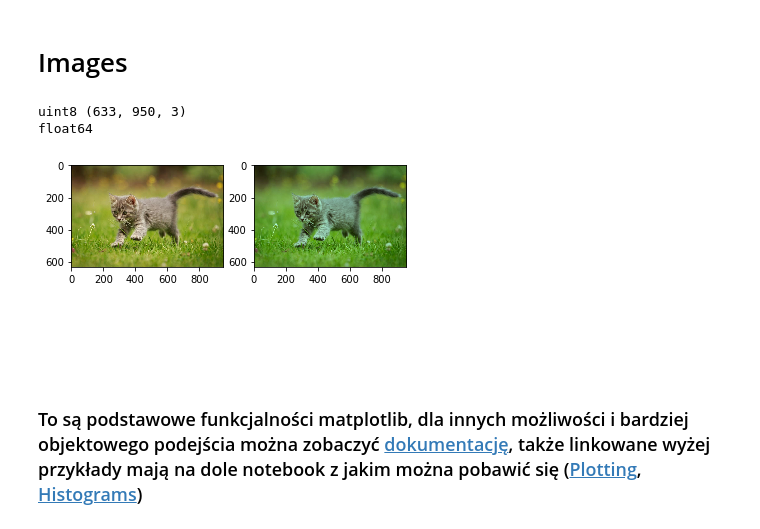
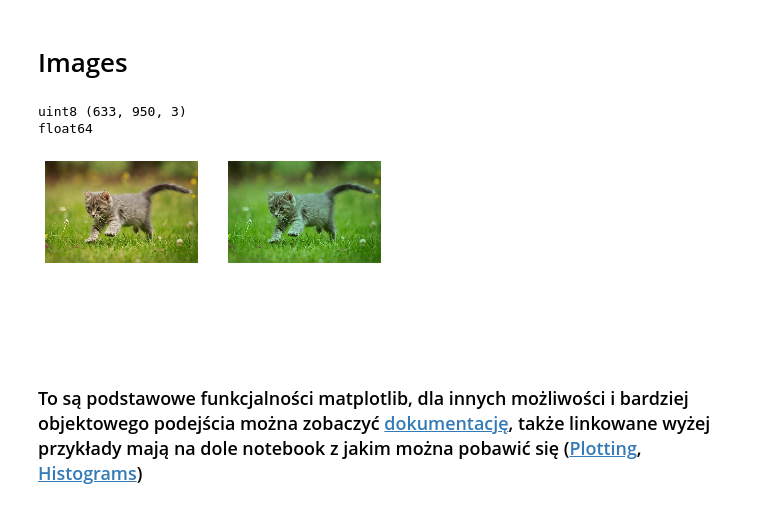
Before and after one commit to aghbit/BIT_AI, a Jupyter notebook: 3.matplot/matplotlib.ipynb, the cells around one changed output. Cells and saved outputs as stored; diff of their text form; code cells hidden in the pictures.

```diff
--- a/3.matplot/matplotlib.ipynb
+++ b/3.matplot/matplotlib.ipynb
@@ -179,23 +180,25 @@ plt.show()
 # %%
 import matplotlib.image as mpimg
 
 img = mpimg.imread('kotek.jpeg') # wczypuje zdjęcie jak np.array
 print(img.dtype, img.shape) # specjalny typ np.uint8
 
 img_tinted = img * [0.7, 1, 0.95] # zielony kanal zostaje ten sam, czerwony i niebieski przyciemnione
 
 print(img_tinted.dtype) # float64, czyli plt już nie jest w stanie potraktować to jak zdjęcie
 
 plt.subplot(1,2,1)
 plt.imshow(img)
+plt.axis("off")
 
 plt.subplot(1, 2, 2)
 plt.imshow(img_tinted.astype(np.uint8)) # żeby zmienić typ z float64 na uint8 używamy .astype(<nazwa_typu>)
+plt.axis("off")
 
 plt.show()
 # %% [output]
 uint8 (633, 950, 3)
 float64
-[figure, old version]
+[figure, new version]
 # %% [markdown]
 ### <br/><br/><br/>To są podstawowe funkcjalności matplotlib, dla innych możliwości i bardziej objektowego podejścia można zobaczyć [dokumentację](https://matplotlib.org), także linkowane wyżej przykłady mają na dole notebook z jakim można pobawić się ([Plotting](https://matplotlib.org/tutorials/introductory/pyplot.html), [Histograms](https://matplotlib.org/gallery/statistics/hist.html))
```
Also changed, not shown: parts of 7 cells of this notebook, 1 other file.
